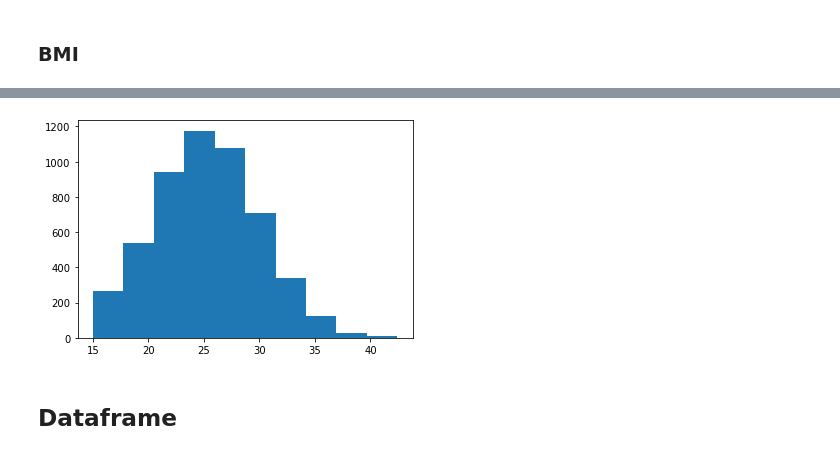
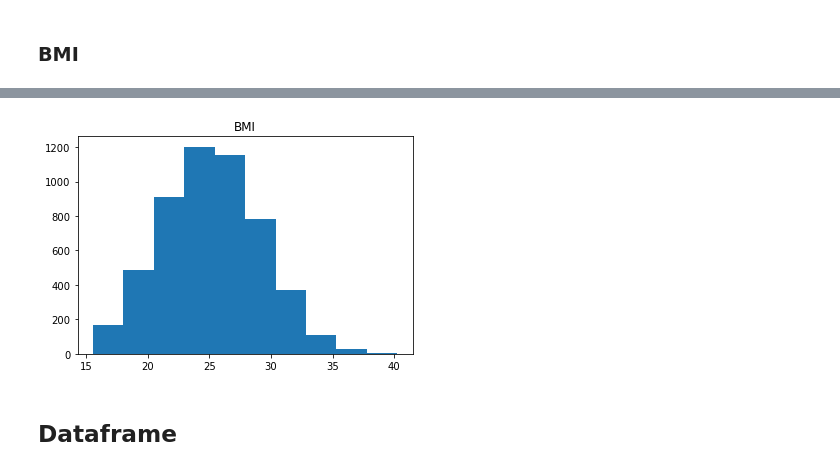
Before and after one commit to caioforteribeiro/progdaproject, a Jupyter notebook: simulation.ipynb, the cells around one changed output, grey strips where cells are left out. Saved outputs shown, nothing was run; the diff lists cells and outputs as text; code cells hidden in the pictures.

```diff
--- a/simulation.ipynb
+++ b/simulation.ipynb
@@ -152,21 +192,22 @@ plt.show()
 # %%
 #Define boundaries, mean, std, and sample size
-lower = 15
-upper = 50
+lower = 15.54
+upper = 56.8
 mu = 25
-sigma = 5
+sigma = 4.08
 sample = 5209
 
 #Random variates with truncated normal distribution
 bmi = stats.truncnorm.rvs(
           (lower-mu)/sigma,(upper-mu)/sigma,loc=mu,scale=sigma,size=sample)
 
 
+plt.title('BMI')
 plt.hist(bmi)
 
 plt.show()
 # %% [output]
-[figure, old version]
+[figure, new version]
 # %% [markdown]
 ## Dataframe
 # %%
```
Also changed, not shown: parts of 14 cells of this notebook.
